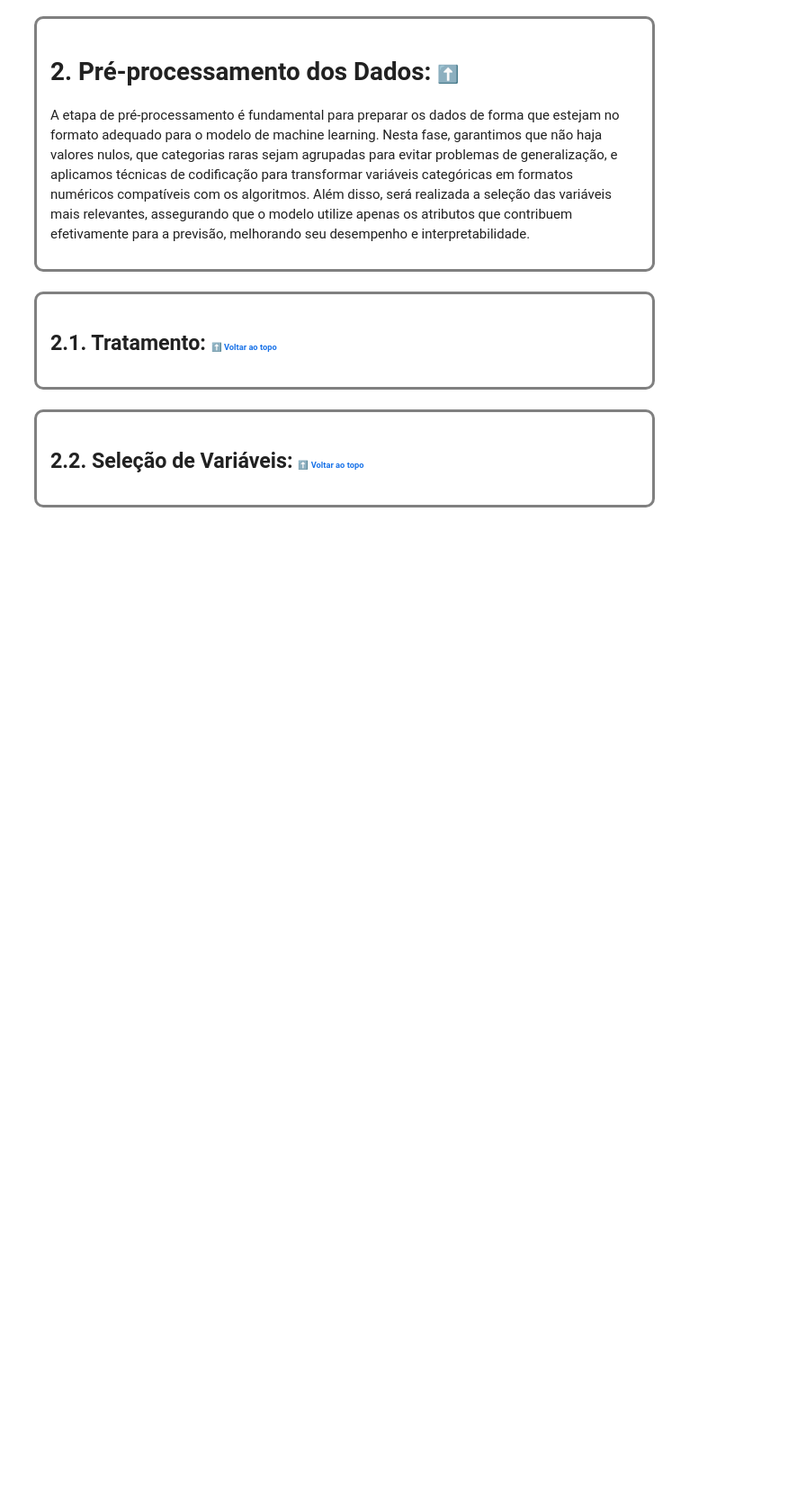
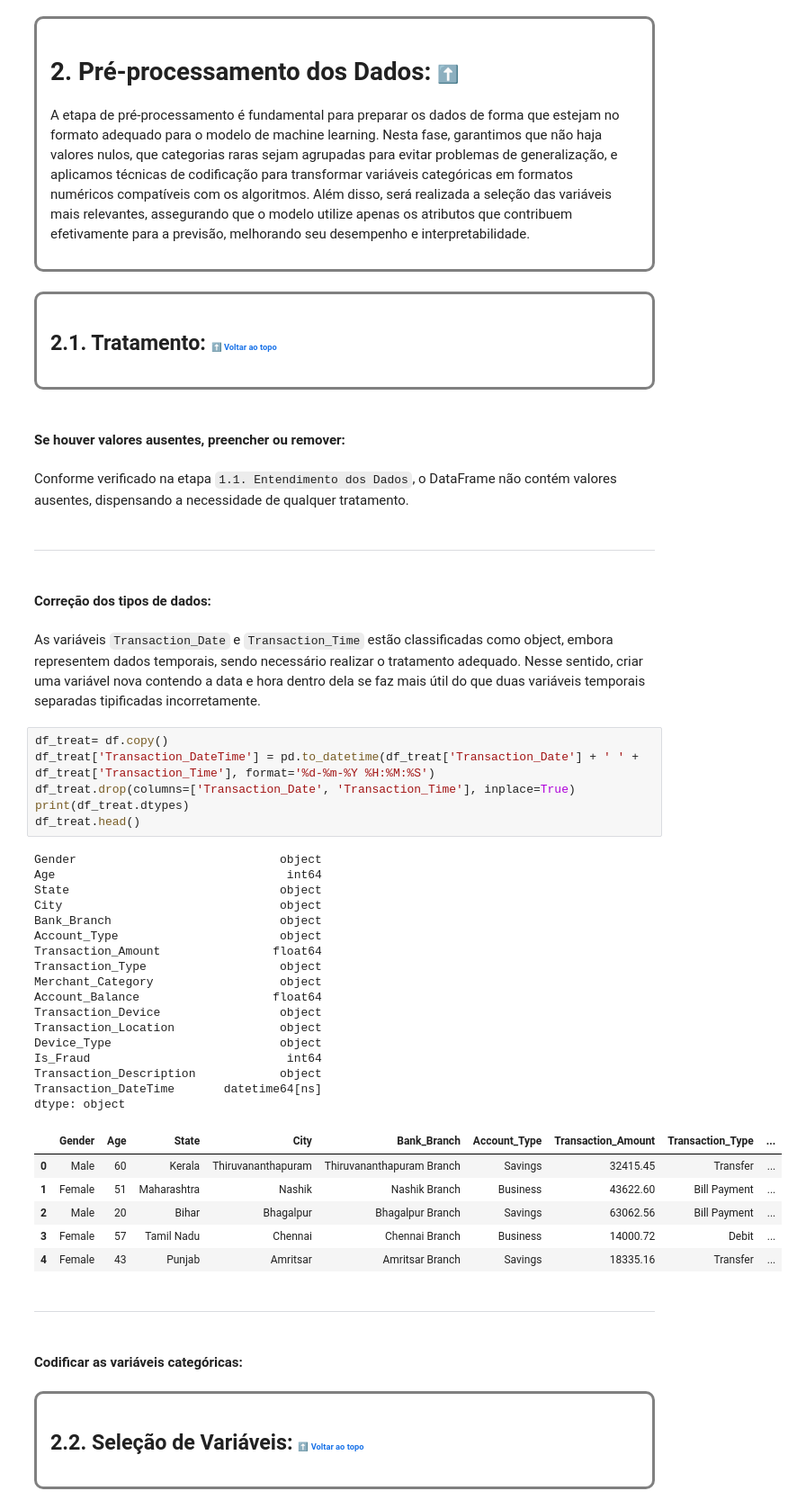
Before and after one commit to nobrevitor/Data_Science_Potfolio, a Jupyter notebook: projeto_fraude_semantix/notebooks/eda_modelagem.ipynb, the cells around one changed output. Shown at 90% size. Cells and saved outputs as stored; diff of their text form; blank space fills up the shorter version.

```diff
--- a/projeto_fraude_semantix/notebooks/eda_modelagem.ipynb
+++ b/projeto_fraude_semantix/notebooks/eda_modelagem.ipynb
@@ -693,6 +692,50 @@ A etapa de pré-processamento é fundamental para preparar os dados de forma que
 2.1. Tratamento:
   <a href="#sumario" style="font-size: 0.4em; text-decoration: none;">⬆️ Voltar ao topo</a>
 </h2>
+# %% [markdown]
+#### **Se houver valores ausentes, preencher ou remover:**
+# %% [markdown]
+Conforme verificado na etapa `1.1. Entendimento dos Dados`, o DataFrame não contém valores ausentes, dispensando a necessidade de qualquer tratamento.
+# %% [markdown]
+---
+# %% [markdown]
+#### **Correção dos tipos de dados:**
+# %% [markdown]
+As variáveis `Transaction_Date` e `Transaction_Time` estão classificadas como object, embora representem dados temporais, sendo necessário realizar o tratamento adequado. Nesse sentido, criar uma variável nova contendo a data e hora dentro dela se faz mais útil do que duas variáveis temporais separadas tipificadas incorretamente.
+# %%
+df_treat= df.copy()
+df_treat['Transaction_DateTime'] = pd.to_datetime(df_treat['Transaction_Date'] + ' ' + df_treat['Transaction_Time'], format='%d-%m-%Y %H:%M:%S')
+df_treat.drop(columns=['Transaction_Date', 'Transaction_Time'], inplace=True)
+print(df_treat.dtypes)
+df_treat.head()
+# %% [output]
+Gender                             object
+Age                                 int64
+State                              object
+City                               object
+Bank_Branch                        object
+Account_Type                       object
+Transaction_Amount                float64
+Transaction_Type                   object
+Merchant_Category                  object
+Account_Balance                   float64
+Transaction_Device                 object
+Transaction_Location               object
+Device_Type                        object
+Is_Fraud                            int64
+Transaction_Description            object
+Transaction_DateTime       datetime64[ns]
+dtype: object
+|  | Gender | Age | State | City | Bank_Branch | Account_Type | Transaction_Amount | Transaction_Type | ... |
+| 0 | Male | 60 | Kerala | Thiruvananthapuram | Thiruvananthapuram Branch | Savings | 32415.45 | Transfer | ... |
+| 1 | Female | 51 | Maharashtra | Nashik | Nashik Branch | Business | 43622.60 | Bill Payment | ... |
+| 2 | Male | 20 | Bihar | Bhagalpur | Bhagalpur Branch | Savings | 63062.56 | Bill Payment | ... |
+| 3 | Female | 57 | Tamil Nadu | Chennai | Chennai Branch | Business | 14000.72 | Debit | ... |
+| 4 | Female | 43 | Punjab | Amritsar | Amritsar Branch | Savings | 18335.16 | Transfer | ... |
+# %% [markdown]
+---
+# %% [markdown]
+#### **Codificar as variáveis categóricas:**
 # %% [markdown]
 <div style="border-radius:10px; border:#808080 solid; padding: 15px; background-color:##F0E68C ; font-size:100%; text-align:left">
 <a id="selecao"></a>
```
Also changed, not shown: parts of 1 cell of this notebook.
